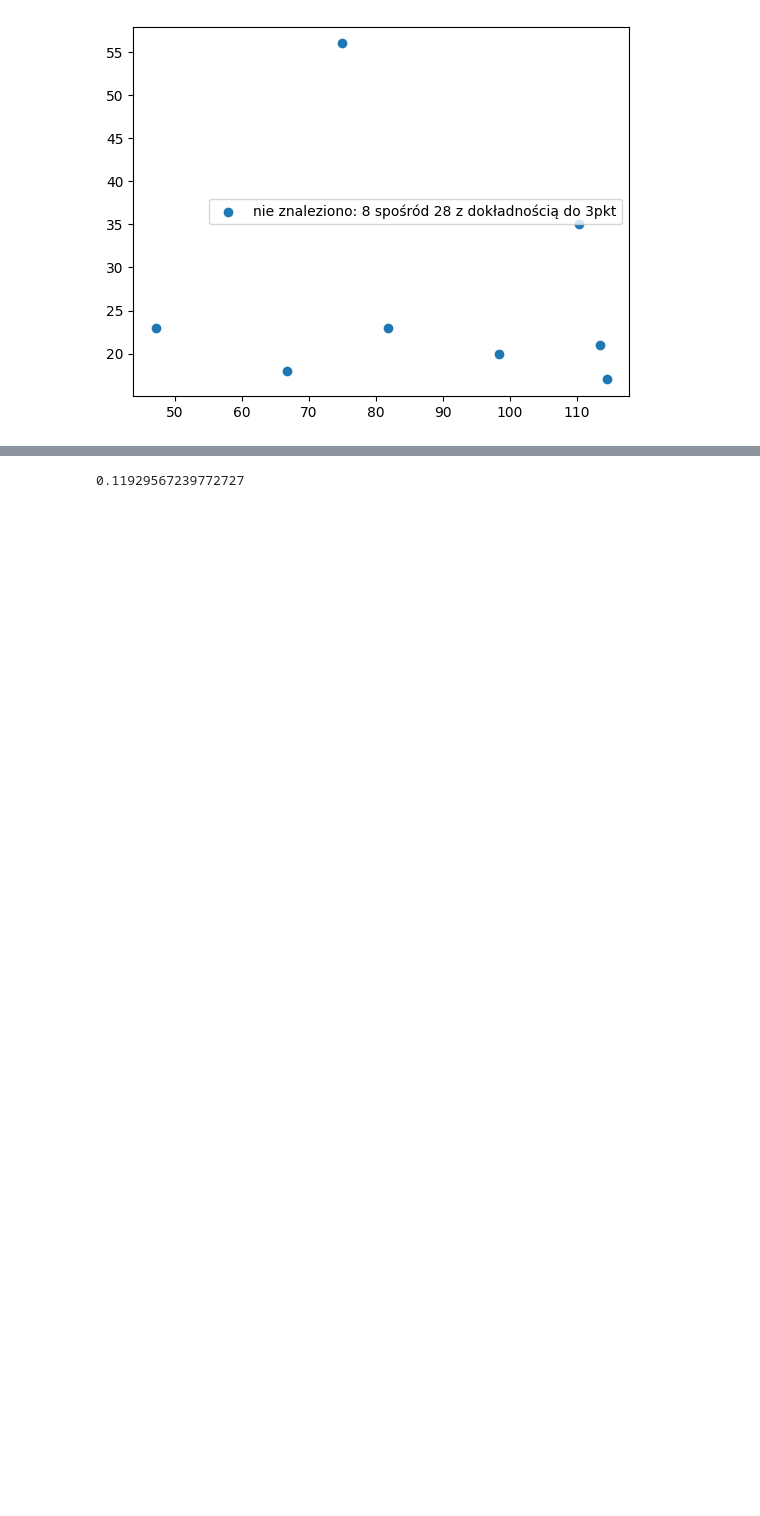
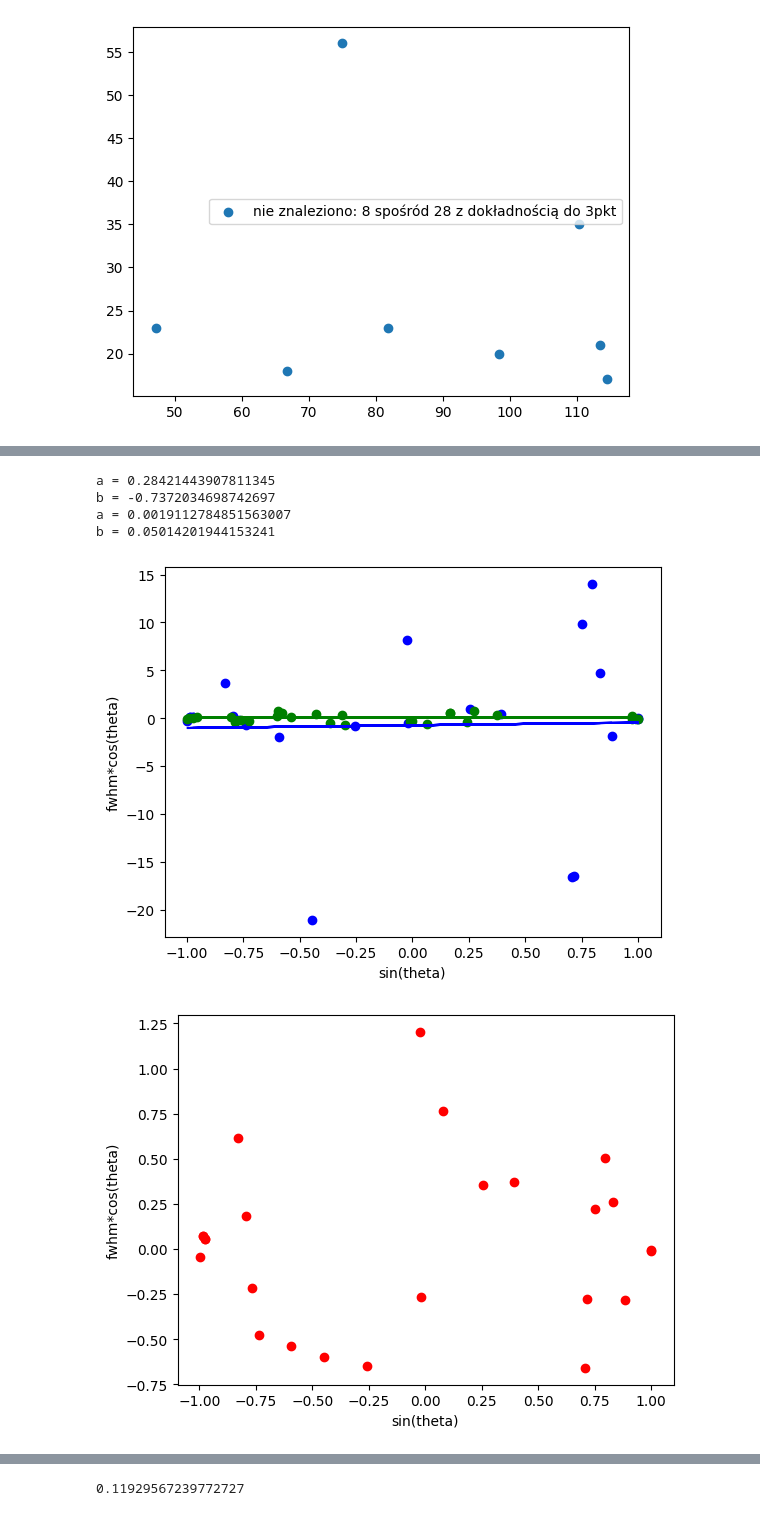
Before and after one commit to natkurdz/XRD-AI, a Jupyter notebook: testing_sample.ipynb, the cells around one changed output, grey strips where cells are left out. Cells and saved outputs as stored; diff of their text form; code cells hidden in the pictures; blank space fills up the shorter version.

```diff
--- a/testing_sample.ipynb
+++ b/testing_sample.ipynb
@@ -305 +326,47 @@ which_was_found(peaks,f.x,f.counts,f.two_theta,f.two_theta_in_counts)
+# %%
+fwhm,t_fwhm,diff = finding_fwhm(f.without_aparature_counts,index_corrected,f.x,gauss_fit,f.theta_start,f.step,plotting=False)
+xx,yy = [],[]
+for i in range(len(fwhm)-1):
+    xx.append(math.sin(t_fwhm[i]))
+    yy.append(fwhm[i]*math.cos(t_fwhm[i]))
+a, b = np.polyfit(xx, yy, 1)
+
+print("a =", a)
+print("b =", b)
+y = []
+for i in range(len(xx)):
+    y.append(a*xx[i]+b)
+plt.plot(xx,y,color = "blue")
+plt.scatter(xx,yy,color = "blue")
+xx,yy = [],[]
+for i in range(len(f.fwhm)):
+    xx.append(math.sin(f.two_theta[i]))
+    yy.append(f.fwhm[i]*math.cos(f.two_theta[i]))
+a, b = np.polyfit(xx, yy, 1)
+
+print("a =", a)
+print("b =", b)
+y = []
+for i in range(len(xx)):
+    y.append(a*xx[i]+b)
+plt.plot(xx,y,color = "green")
+plt.scatter(xx,yy,color = "green")
+plt.xlabel("sin(theta)")
+plt.ylabel("fwhm*cos(theta)")
+plt.show()
+xx,yy = [],[]
+for i in range(len(diff)):
+    xx.append(math.sin(t_fwhm[i]))
+    yy.append(diff[i]*math.cos(t_fwhm[i]))
+plt.scatter(xx,yy,color = "red")
+plt.xlabel("sin(theta)")
+plt.ylabel("fwhm*cos(theta)")
+plt.show()
+# %% [output]
+a = 0.28421443907811345
+b = -0.7372034698742697
+a = 0.0019112784851563007
+b = 0.05014201944153241
+[figure, added]
+[figure, added]
 # %%
```
Also changed, not shown: parts of 5 cells of this notebook, 1 other file.
